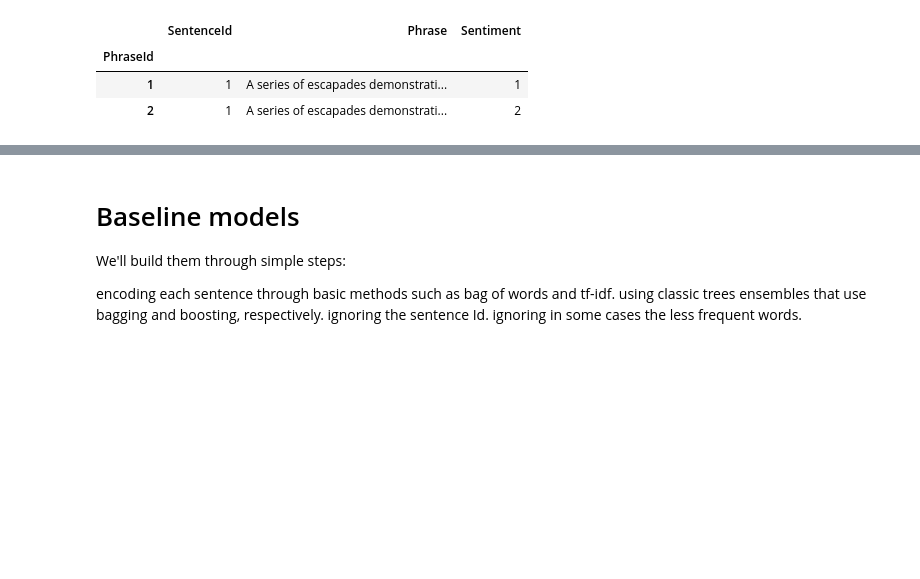
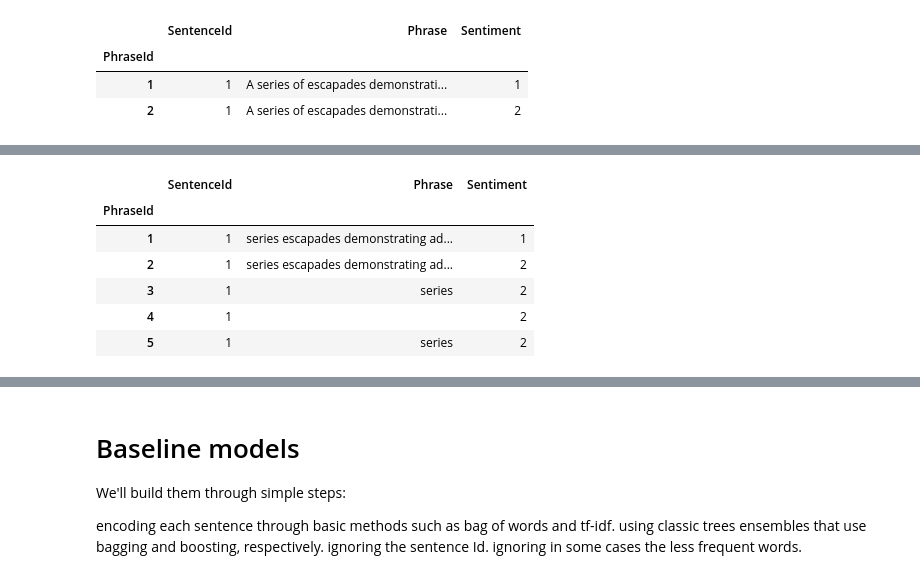
Before and after one commit to saivardhan31/saivardhanreddy_INFO5731_Spring2022, a Jupyter notebook: INFO5731_Assignment_Three_1.ipynb, the cells around one changed output, grey strips where cells are left out. Cells and saved outputs as stored; diff of their text form; code cells hidden in the pictures; blank space fills up the shorter version.

```diff
--- a/INFO5731_Assignment_Three_1.ipynb
+++ b/INFO5731_Assignment_Three_1.ipynb
@@ -83,0 +116,22 @@ df.head(2)
+# %%
+# clean the reviews
+stop = stopwords.words('english')
+df.Phrase = df.Phrase.apply(lambda x: x.replace(r'"', ''))
+df.Phrase = df.Phrase.apply(
+    lambda x: x.replace(r'[\n\n\n\n\n\n\n\n\n\n  \n  \n    , \n  ', ''))
+df.Phrase = df.Phrase.apply(
+    lambda x: x.replace(r'\n, \n  \n]', ''))
+df.Phrase = df.Phrase.apply(lambda x: x.lower())
+df.Phrase = df.Phrase.apply(lambda x: re.sub(r'\w*\d', '', x))
+df.Phrase = df.Phrase.str.replace('[^\w\s]', '')
+df.Phrase = df.Phrase.apply(
+    lambda x: ' '.join(x for x in x.split() if x not in stop))
+df.head()
+# %% [output]
+|  | SentenceId | Phrase | Sentiment |
+| PhraseId |  |  |  |
+| 1 | 1 | series escapades demonstrating ad... | 1 |
+| 2 | 1 | series escapades demonstrating ad... | 2 |
+| 3 | 1 | series | 2 |
+| 4 | 1 |  | 2 |
+| 5 | 1 | series | 2 |
```
Also changed, not shown: parts of 17 cells of this notebook.
